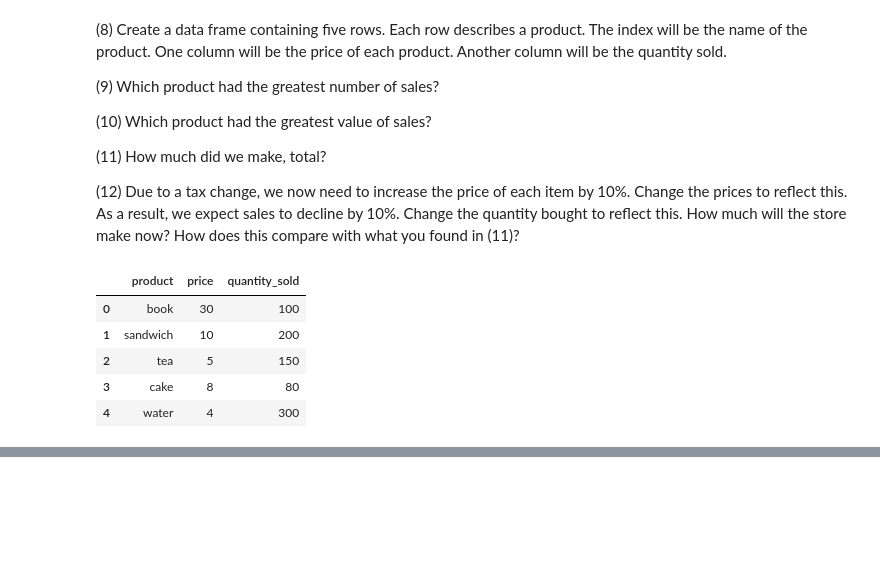
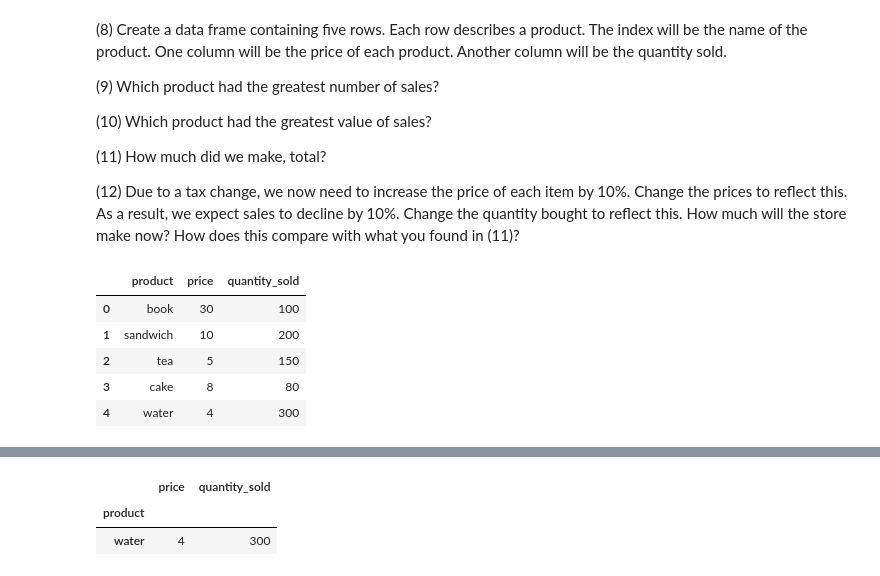
Before and after one commit to ramlaxman/cisco-data-science-2020-sept, a Jupyter notebook: Cisco — 2020 September 22.ipynb, the cells around one changed output, grey strips where cells are left out. Saved outputs shown, nothing was run; the diff lists cells and outputs as text; code cells hidden in the pictures; blank space fills up the shorter version.

```diff
--- a/Cisco — 2020 September 22.ipynb
+++ b/Cisco — 2020 September 22.ipynb
@@ -1628,0 +1667,8 @@ df.set_index('produc')
+# %%
+# which product sold the greatest number?
+
+df[df['quantity_sold'] == df['quantity_sold'].max()]
+# %% [output]
+|  | price | quantity_sold |
+| product |  |  |
+| water | 4 | 300 |
```
Also changed, not shown: parts of 4 cells of this notebook.
